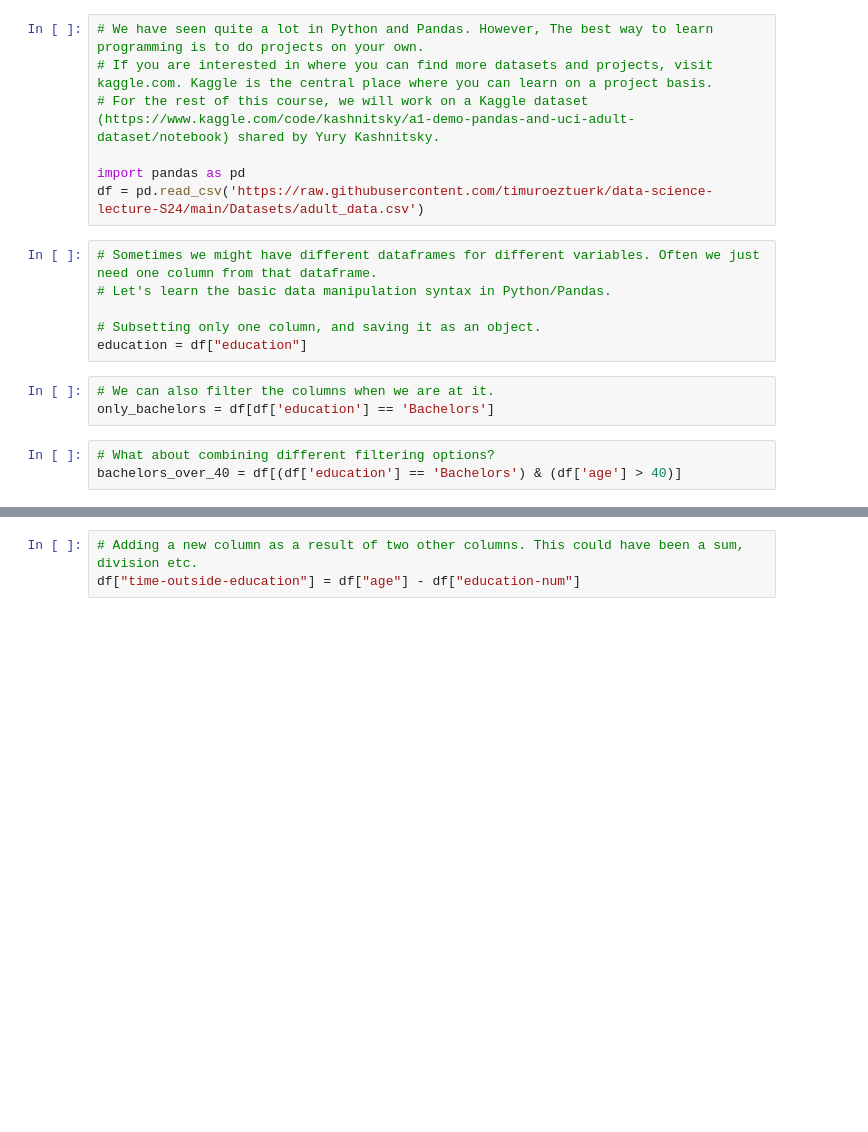
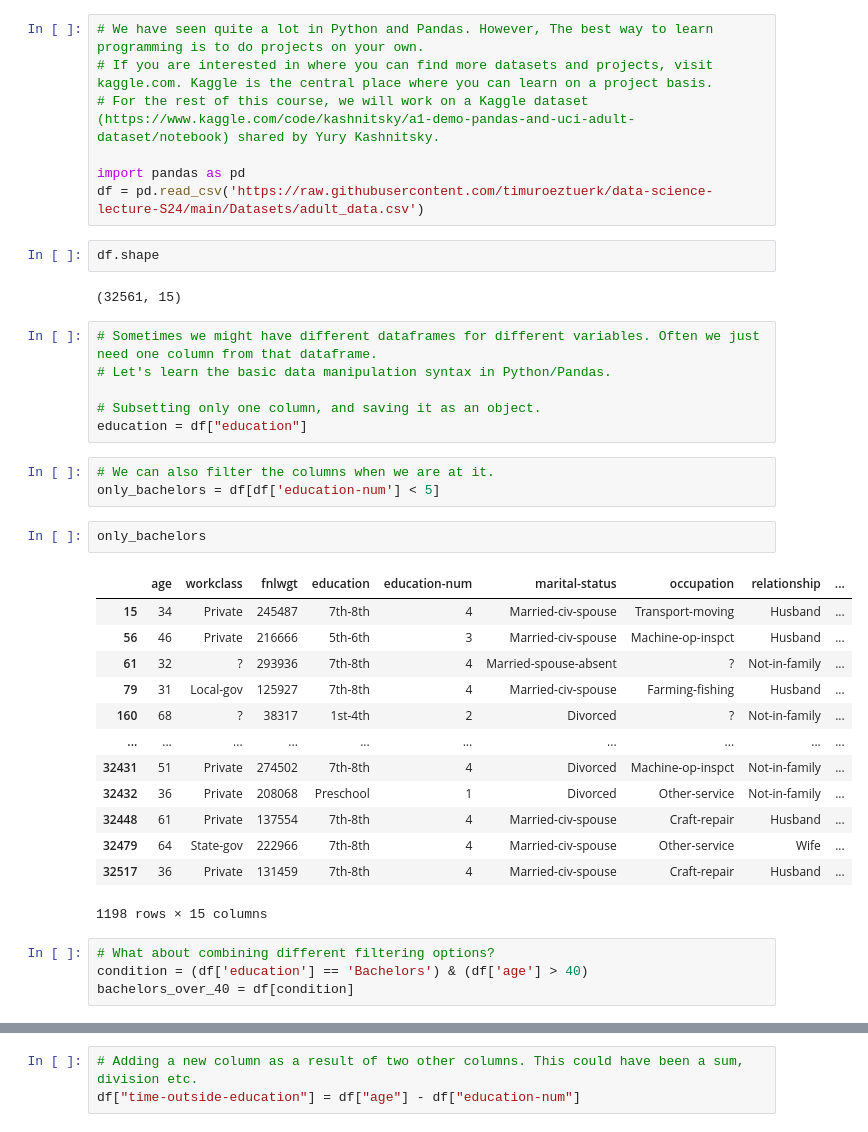
Before and after one commit to timuroeztuerk/data-science-lecture-S24, a Jupyter notebook: Week 1 - 16.04.2024/DataScience_Lecture_1_16_04_2024.ipynb, the cells around one changed output, grey strips where cells are left out. Saved outputs shown, nothing was run; the diff lists cells and outputs as text; blank space fills up the shorter version.

```diff
--- a/Week 1 - 16.04.2024/DataScience_Lecture_1_16_04_2024.ipynb
+++ b/Week 1 - 16.04.2024/DataScience_Lecture_1_16_04_2024.ipynb
@@ -132,6 +213,10 @@ df.describe()
 
 import pandas as pd
 df = pd.read_csv('https://raw.githubusercontent.com/timuroeztuerk/data-science-lecture-S24/main/Datasets/adult_data.csv')
+# %%
+df.shape
+# %% [output]
+(32561, 15)
 # %%
 # Sometimes we might have different dataframes for different variables. Often we just need one column from that dataframe.
 # Let's learn the basic data manipulation syntax in Python/Pandas.
@@ -140,7 +225,24 @@ df = pd.read_csv('https://raw.githubusercontent.com/timuroeztuerk/data-science-l
 education = df["education"]
 # %%
 # We can also filter the columns when we are at it.
-only_bachelors = df[df['education'] == 'Bachelors']
+only_bachelors = df[df['education-num'] < 5]
+# %%
+only_bachelors
+# %% [output]
+|  | age | workclass | fnlwgt | education | education-num | marital-status | occupation | relationship | ... |
+| 15 | 34 | Private | 245487 | 7th-8th | 4 | Married-civ-spouse | Transport-moving | Husband | ... |
+| 56 | 46 | Private | 216666 | 5th-6th | 3 | Married-civ-spouse | Machine-op-inspct | Husband | ... |
+| 61 | 32 | ? | 293936 | 7th-8th | 4 | Married-spouse-absent | ? | Not-in-family | ... |
+| 79 | 31 | Local-gov | 125927 | 7th-8th | 4 | Married-civ-spouse | Farming-fishing | Husband | ... |
+| 160 | 68 | ? | 38317 | 1st-4th | 2 | Divorced | ? | Not-in-family | ... |
+| ... | ... | ... | ... | ... | ... | ... | ... | ... | ... |
+| 32431 | 51 | Private | 274502 | 7th-8th | 4 | Divorced | Machine-op-inspct | Not-in-family | ... |
+| 32432 | 36 | Private | 208068 | Preschool | 1 | Divorced | Other-service | Not-in-family | ... |
+| 32448 | 61 | Private | 137554 | 7th-8th | 4 | Married-civ-spouse | Craft-repair | Husband | ... |
+| 32479 | 64 | State-gov | 222966 | 7th-8th | 4 | Married-civ-spouse | Other-service | Wife | ... |
+| 32517 | 36 | Private | 131459 | 7th-8th | 4 | Married-civ-spouse | Craft-repair | Husband | ... |
+1198 rows × 15 columns
 # %%
 # What about combining different filtering options?
-bachelors_over_40 = df[(df['education'] == 'Bachelors') & (df['age'] > 40)]
+condition = (df['education'] == 'Bachelors') & (df['age'] > 40)
+bachelors_over_40 = df[condition]
```
Also changed, not shown: parts of 22 cells of this notebook, 4 other files.
